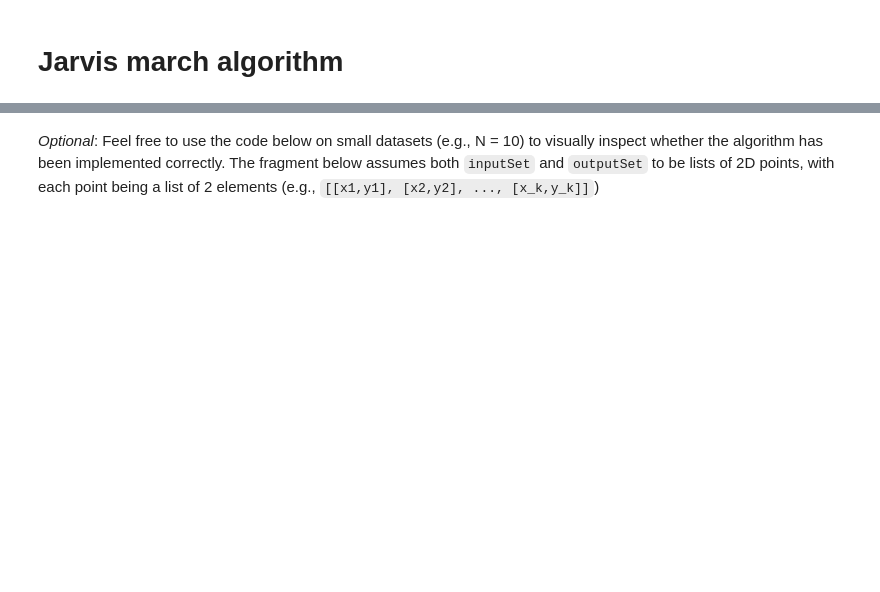
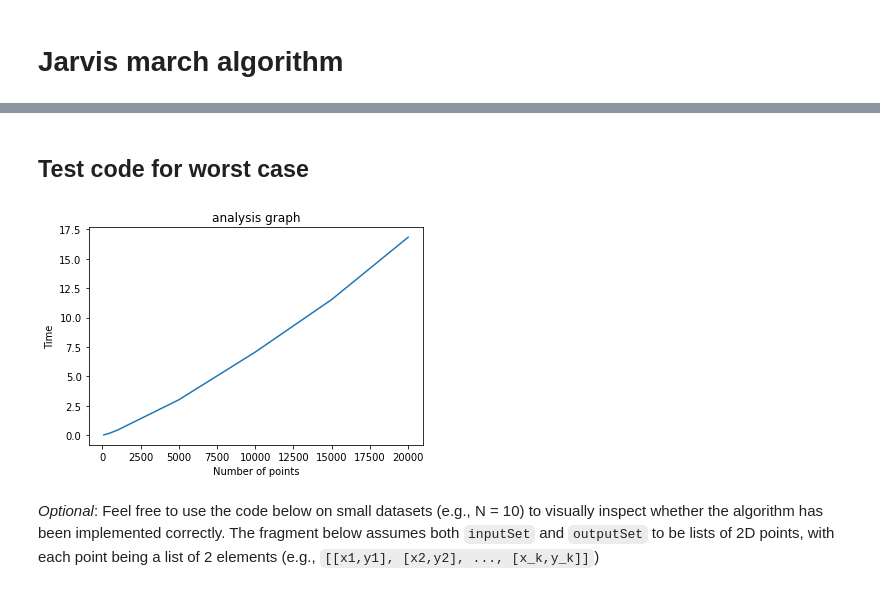
Before and after one commit to ckakbulut/COMP0005-Algos, a Jupyter notebook: jarvismarch.ipynb, the cells around one changed output, grey strips where cells are left out. Drawn from its saved outputs; the diff is of its cells as text; code cells hidden in the pictures; blank space fills up the shorter version.

```diff
--- a/jarvismarch.ipynb
+++ b/jarvismarch.ipynb
@@ -119,3 +152,14 @@ outputSet = jarvismarch(inputSet)
+# %% [markdown]
+## Test code for worst case
+# %%
+#generate worst-case datatSet
+inputSets_worst = [generate_worst(NS[n]) for n in range(7)]
+
+#plot of the previously computed execution times
+times = timer_worst()
+plot(times)
+# %% [output]
+[figure, added]
 # %% [markdown]
 *Optional*: Feel free to use the code below on small datasets (e.g., N = 10) to visually inspect whether the algorithm has been implemented correctly. The fragment below assumes both `inputSet` and `outputSet` to be lists of 2D points, with each point being a list of 2 elements (e.g., `[[x1,y1], [x2,y2], ..., [x_k,y_k]]`)
 # %%
```
Also changed, not shown: parts of 14 cells of this notebook.
